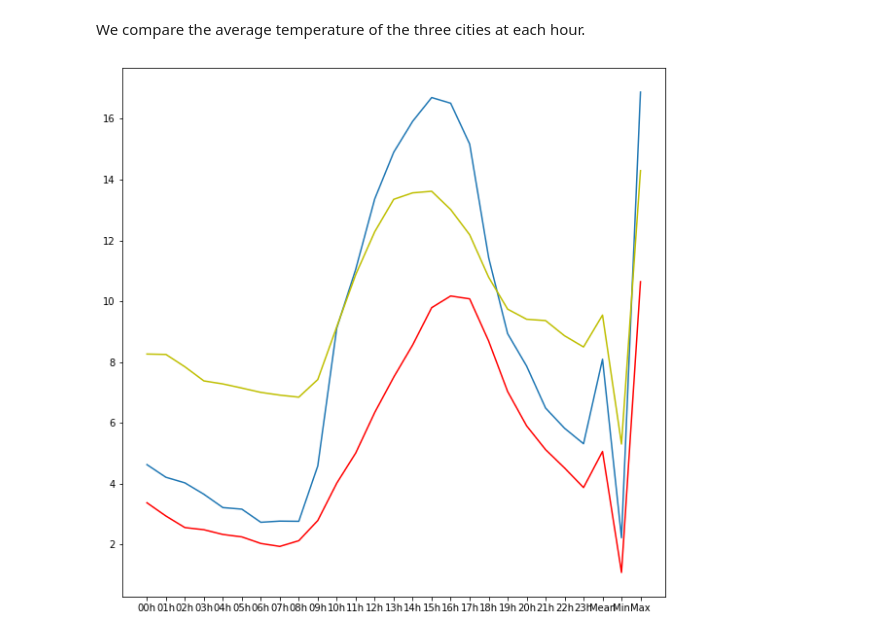
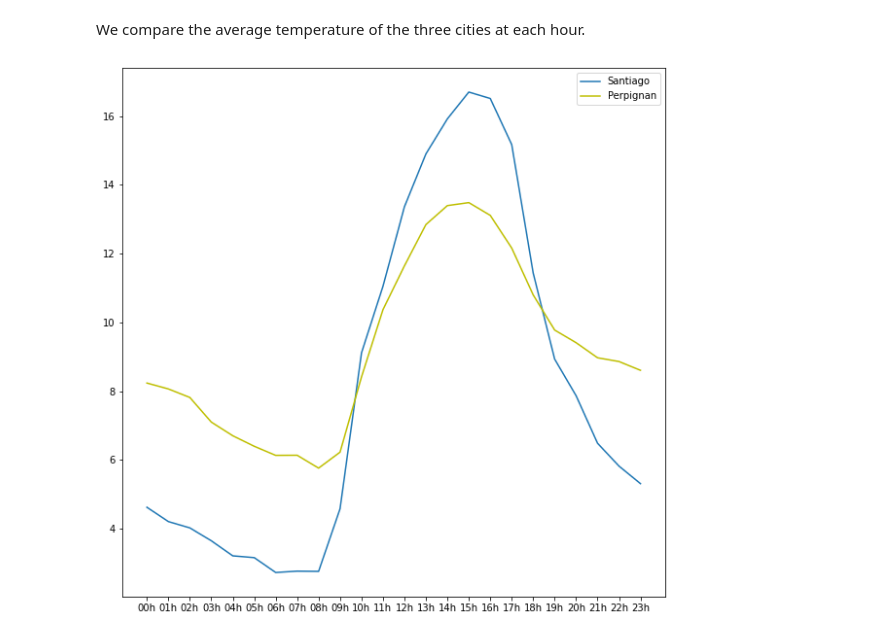
Before and after one commit to mmatthieu1290/temperatures-coldest-month, a Jupyter notebook: Scrapping_infoclimat.ipynb, the cells around one changed output. Saved outputs shown, nothing was run; the diff lists cells and outputs as text; code cells hidden in the pictures.

```diff
--- a/Scrapping_infoclimat.ipynb
+++ b/Scrapping_infoclimat.ipynb
@@ -212,16 +212,17 @@ import matplotlib.pyplot as plt
 # %%
 fig,ax = plt.subplots(figsize=(10,10))
 
 df = dict_cities['Santiago']
 df = df[df.year == 2024]
-ax.plot(df.iloc[:,3:].mean())
+ax.plot(df.iloc[:,3:-3].mean(),label = "Santiago")
 df = dict_cities['Curico']
 df = df[df.year == 2024]
-ax.plot(df.iloc[:,3:].mean(),c="r")
+#ax.plot(df.iloc[:,3:-3].mean(),c="r",label = "Curico")
 df = dict_cities['Perpignan']
-df = df[df.year == 2024]
-ax.plot(df.iloc[:,3:].mean(),c='y')
+df = df[df.year == 2025]
+ax.plot(df.iloc[:,3:-3].mean(),c='y', label = "Perpignan")
+ax.legend()
 
 fig.show()
 # %% [output]
-[figure, old version]
+[figure, new version]
```
